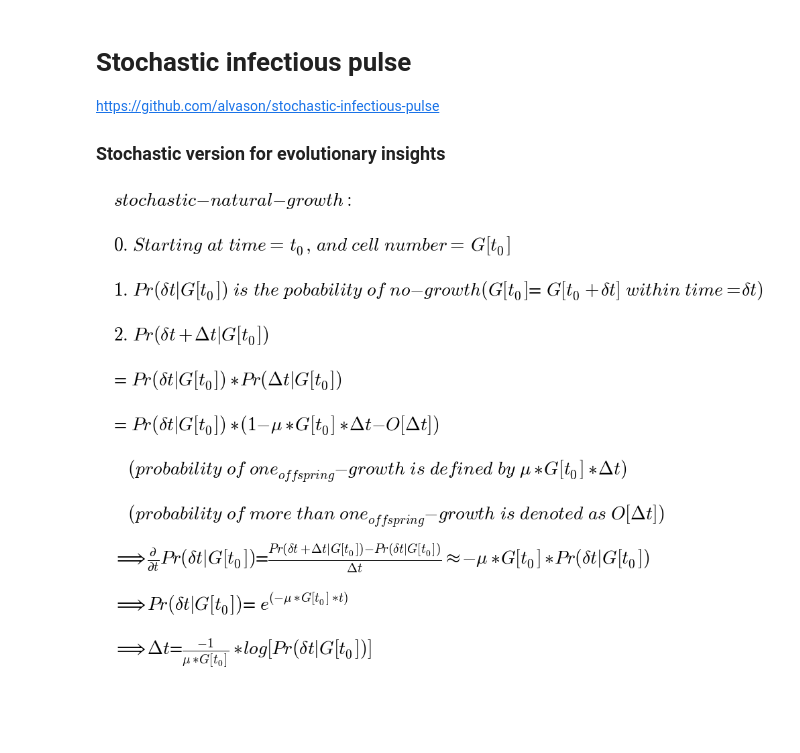
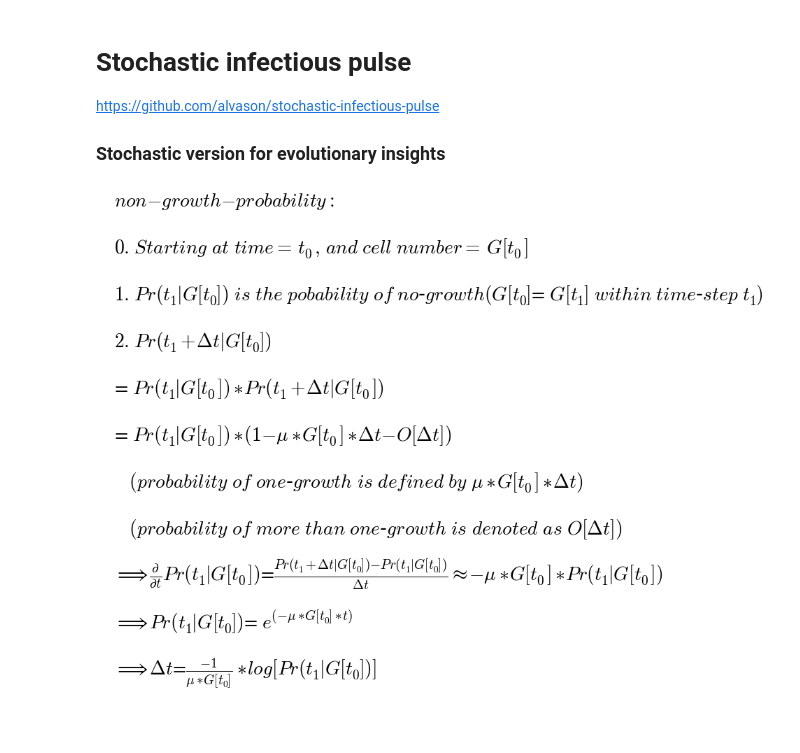
Before and after one commit to alvason/stochastic-evolution, a Jupyter notebook: code/stochastic_natural_growth.ipynb, the cells around one changed output. Saved outputs shown, nothing was run; the diff lists cells and outputs as text; code cells hidden in the pictures.

```diff
--- a/code/stochastic_natural_growth.ipynb
+++ b/code/stochastic_natural_growth.ipynb
@@ -23,34 +23,34 @@ AlvaFontSize = 23
 AlvaFigSize = (16, 8)
 numberingFig = 0
 # %%
-# algorithm for stochastic evolution
-figure_name = '-stochastic-natural-growth'
+# non-growth probability
+figure_name = '-non-growth-probability'
 file_suffix = '.png'
 save_figure = os.path.join(dir_path, file_name + figure_name + file_suffix)
-text_list = [r'$ stochastic-natural-growth: $'
+text_list = [r'$ non-growth-probability: $'
              , r'$ 0. \ Starting \ at \ time = \ t_0, \ and \ cell \ number = \ G[t_0] $'
-             , r'$ 1. \ Pr(\delta{t} | G[t_0]) \ is \ the \ pobability \ of \ no-growth \
-                     (G[t_0] \equal \ G[t_0 + \delta{t}] \ within \ time = \delta{t}) $'
-             , r'$ 2. \ Pr(\delta{t} + \Delta{t} | G[t_0]) $'
-             , r'$ \equal \ Pr(\delta{t} | G[t_0]) * Pr(\Delta{t} | G[t_0]) $'
-             , r'$ \equal \ Pr(\delta{t} | G[t_0]) * (1 - \mu*G[t_0]*\Delta{t} - O[\Delta{t}]) $'
-             , r'$ \ \ \ (probability \ of \ one_{offspring}-growth \ is \ defined \ by \ \mu*G[t_0]*\Delta{t}) $'
-             , r'$ \ \ \ (probability \ of \ more \ than \ one_{offspring}-growth \ is \ denoted \ as \ O[\Delta{t}]) $'
-             , r'$ \Longrightarrow \frac{\partial}{\partial{t}}Pr(\delta{t} | G[t_0]) \equal \
-                     \frac{Pr(\delta{t} + \Delta{t} | G[t_0]) - Pr(\delta{t} | G[t_0])}{\Delta{t}} \approx \
-                     -\mu*G[t_0]*Pr(\delta{t} | G[t_0]) $'
-             , r'$ \Longrightarrow Pr(\delta{t} | G[t_0]) \equal \ e^{(-\mu*G[t_0]*t)} $'
-             ,r'$ \Longrightarrow \Delta{t} \equal \frac{-1}{\mu*G[t_0]} * log[Pr(\delta{t} | G[t_0])]  $'
+             , r'$ 1. \ Pr(t_{1} | G[t_{0}]) \ is \ the \ pobability \ of \ no$-$growth \
+                     (G[t_{0}] \equal \ G[t_{1}] \ within \ time$-$step \ t_{1}) $'
+             , r'$ 2. \ Pr(t_{1}+\Delta{t} | G[t_{0}]) $'
+             , r'$ \equal \ Pr(t_{1} | G[t_0]) * Pr(t_{1}+\Delta{t} | G[t_0]) $'
+             , r'$ \equal \ Pr(t_{1} | G[t_0]) * (1 - \mu*G[t_0]*\Delta{t} - O[\Delta{t}]) $'
+             , r'$ \ \ \ (probability \ of \ one$-$growth \ is \ defined \ by \ \mu*G[t_0]*\Delta{t}) $'
+             , r'$ \ \ \ (probability \ of \ more \ than \ one$-$growth \ is \ denoted \ as \ O[\Delta{t}]) $'
+             , r'$ \Longrightarrow \frac{\partial}{\partial{t}}Pr(t_{1} | G[t_0]) \equal \
+                     \frac{Pr(t_{1} + \Delta{t} | G[t_{0}]) - Pr(t_{1} | G[t_{0}])}{\Delta{t}} \approx \
+                     -\mu*G[t_0]*Pr(t_{1} | G[t_0]) $'
+             , r'$ \Longrightarrow Pr(t_{1} | G[t_{0}]) \equal \ e^{(-\mu*G[t_{0}]*t)} $'
+             ,r'$ \Longrightarrow \Delta{t} \equal \frac{-1}{\mu*G[t_{0}]} * log[Pr(t_{1} | G[t_{0}])]  $'
             ]
 total_list = np.size(text_list)
 numberingFig = numberingFig + 1
 plt.figure(numberingFig, figsize=(total_list, total_list*1.2))
 plt.axis('off')
 for i in range(total_list):
     plt.text(0, (total_list - float(i))/total_list
              , text_list[i].replace('\\\n', '')
              , fontsize = 1.2*AlvaFontSize)
 plt.savefig(save_figure, dpi = 100)
 plt.show()
 # %% [output]
-[figure, old version]
+[figure, new version]
```
Also changed, not shown: parts of 3 cells of this notebook, 10 other files.
